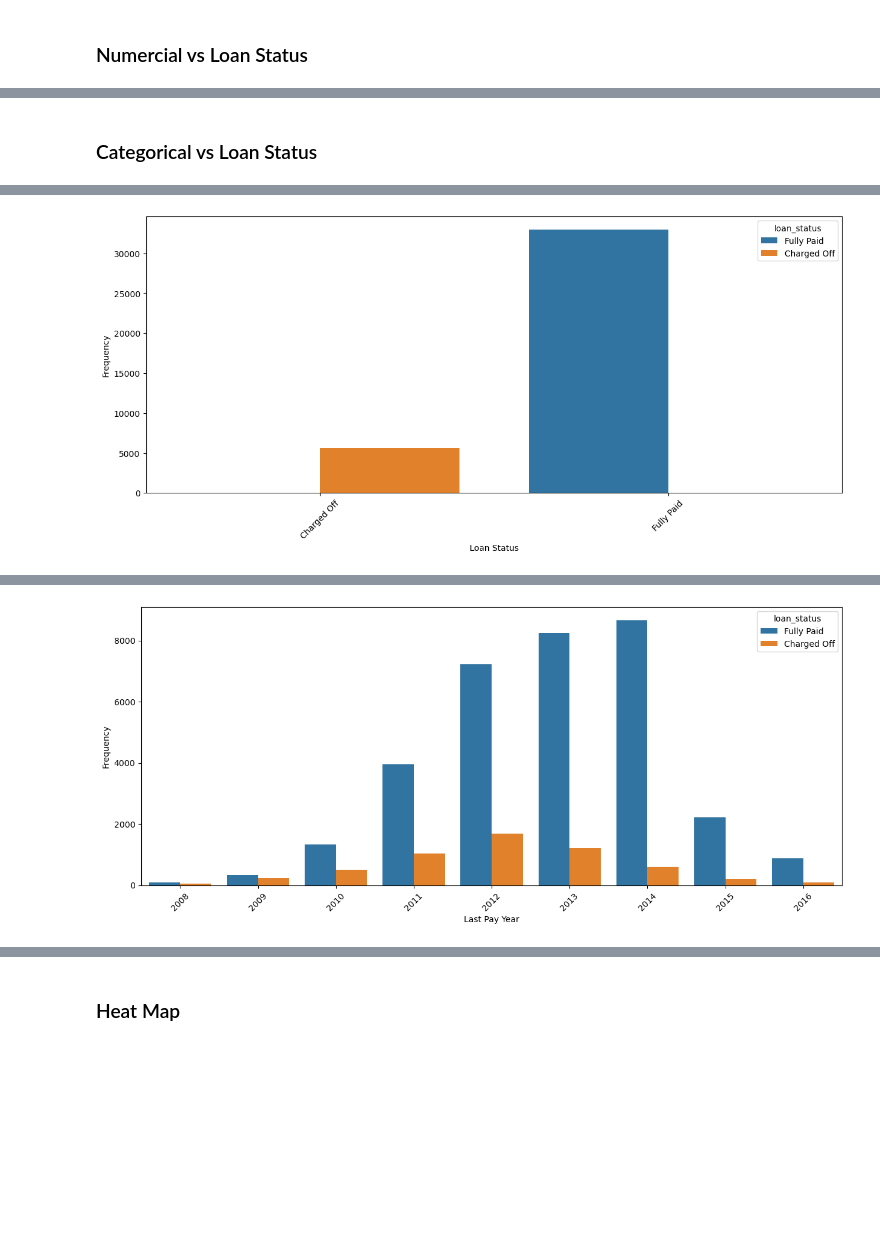
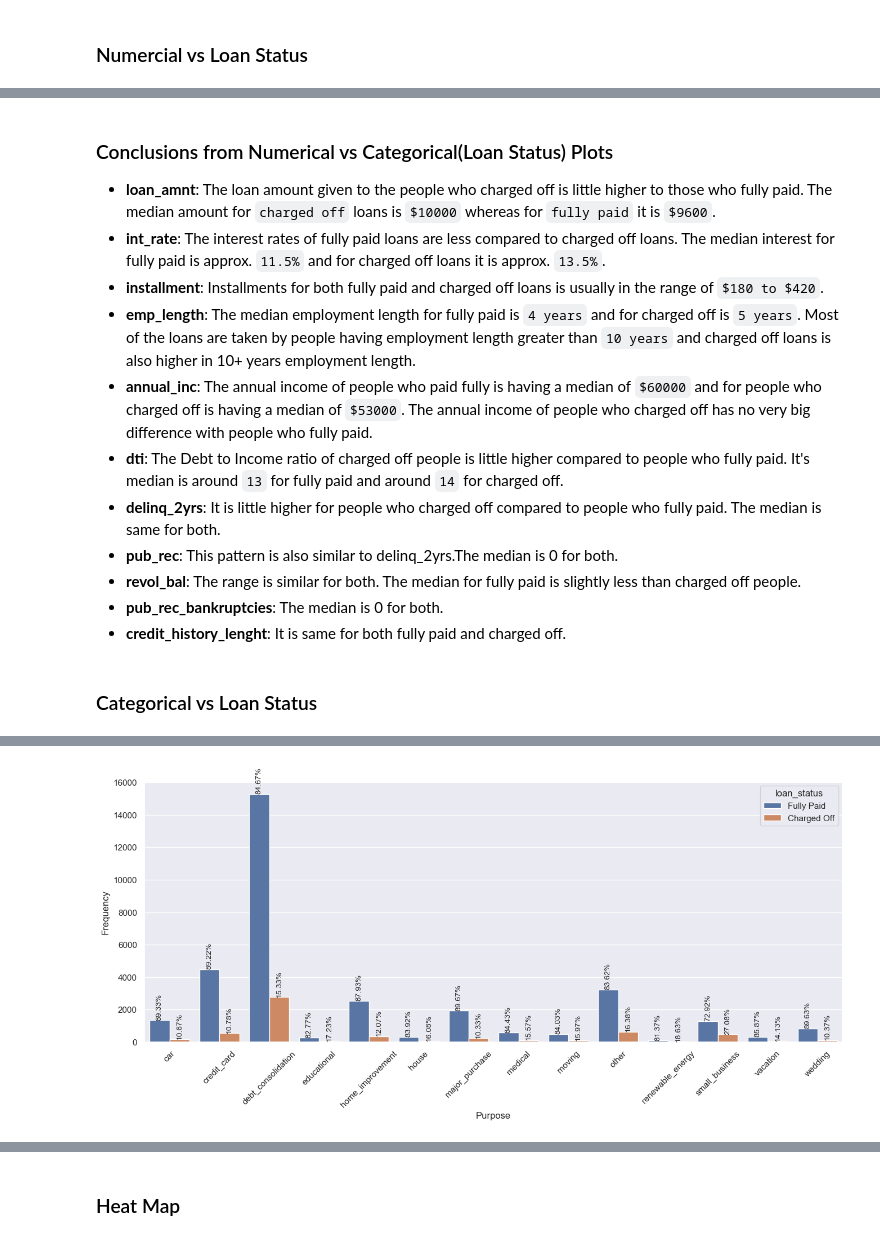
Before and after one commit to eswar-janjanam/lending-club-case-study, a Jupyter notebook: lending_club_data_analysis.ipynb, the cells around one changed output, grey strips where cells are left out. Cells and saved outputs as stored; diff of their text form; code cells hidden in the pictures; blank space fills up the shorter version.

```diff
--- a/lending_club_data_analysis.ipynb
+++ b/lending_club_data_analysis.ipynb
@@ -264,4 +183,4 @@ df
 # %%
 df['int_rate'] = df['int_rate'].apply(lambda x: pd.to_numeric(x.split("%")[0]))
+df['revol_util'] = df['revol_util'].apply(lambda x: pd.to_numeric(x.split("%")[0]))
 df['emp_length'] = df['emp_length'].apply(lambda x: 0 if x == '< 1 year' else int(re.sub(r'\D', '', x)))
-df['pub_rec_bankruptcies'] = df['pub_rec_bankruptcies'].astype(int)
@@ -317,5 +226,5 @@ dtype: float64
 # %%
-extra_cols = ['id', 'member_id', 'funded_amnt', 'funded_amnt_inv', 'sub_grade', 'emp_title', 'url', 'desc', 'title', 'zip_code', 'inq_last_6mths', 'open_acc', 'revol_util', 'total_acc', 'out_prncp', 'out_prncp_inv', 'total_pymnt', 'total_pymnt_inv', 'total_rec_prncp', 'total_rec_int', 'total_rec_late_fee', 'recoveries', 'collection_recovery_fee', 'last_pymnt_amnt', 'last_credit_pull_d' ]
+extra_cols = ['id', 'member_id', 'funded_amnt', 'funded_amnt_inv', 'sub_grade', 'url', 'title', 'zip_code', 'inq_last_6mths', 'open_acc', 'revol_util', 'total_acc', 'out_prncp', 'out_prncp_inv', 'total_pymnt', 'total_pymnt_inv', 'total_rec_prncp', 'total_rec_int', 'total_rec_late_fee', 'recoveries', 'collection_recovery_fee', 'last_pymnt_amnt', 'last_credit_pull_d' ]
 num_cols = ['loan_amnt', 'int_rate', 'installment', 'emp_length', 'annual_inc', 'dti', 'delinq_2yrs', 'pub_rec', 'revol_bal', 'pub_rec_bankruptcies', 'credit_history_length']
 cat_cols = ['term', 'grade', 'home_ownership', 'verification_status', 'issue_month', 'issue_year', 'loan_status', 'purpose', 'addr_state', 'last_pay_month', 'last_pay_year' ]
 # %%
@@ -385,7 +302,7 @@ for col in num_cols:
 # %%
 for col in cat_cols:
     col_name = col.replace('_', ' ').title()
-    plt.figure(figsize=(15, 6))
+    plt.figure(figsize=(16, 4))
 
     sns.countplot(x=df[col].sort_values())
     plt.xticks(rotation=45)
@@ -412,7 +344,7 @@ for col in cat_cols:
 for col in num_cols:
     data = df[col]
     col_name = col.replace('_', ' ').title()
-    fig, axs = plt.subplots(1, 2, figsize=(12, 6))
+    fig, axs = plt.subplots(1, 2, figsize=(12, 4))
 
     sns.barplot(x=df['loan_status'], y=df[col], estimator=np.mean, ax=axs[0])
     axs[0].set_title('Bar plot of Loan Status vs '+col_name)
@@ -442,11 +374,46 @@ for col in num_cols:
+# %% [markdown]
+### Conclusions from Numerical vs Categorical(Loan Status) Plots
+- __loan_amnt__: The loan amount given to the people who charged off is little higher to those who fully paid. The median amount for `charged off` loans is `$10000` whereas for `fully paid` it is `$9600`.
+- __int_rate__: The interest rates of fully paid loans are less compared to charged off loans. The median interest for fully paid is approx. `11.5%` and for charged off loans it is approx. `13.5%`.
+- __installment__: Installments for both fully paid and charged off loans is usually in the range of `$180 to $420`.
+- __emp_length__: The median employment length for fully paid is `4 years` and for charged off is `5 years`. Most of the loans are taken by people having employment length greater than `10 years` and charged off loans is also higher in 10+ years employment length.
+- __annual_inc__: The annual income of people who paid fully is having a median of `$60000` and for people who charged off is having a median of `$53000`. The annual income of people who charged off has no very big difference with people who fully paid.
+- __dti__: The Debt to Income ratio of charged off people is little higher compared to people who fully paid. It's median is around `13` for fully paid and around `14` for charged off.
+- __delinq_2yrs__: It is little higher for people who charged off compared to people who fully paid. The median is same for both.
+- __pub_rec__: This pattern is also similar to delinq_2yrs.The median is 0 for both.
+- __revol_bal__: The range is similar for both. The median for fully paid is slightly less than charged off people.
+- __pub_rec_bankruptcies__: The median is 0 for both.
+- __credit_history_lenght__: It is same for both fully paid and charged off.
 # %% [markdown]
 ### Categorical vs Loan Status
 # %%
 for col in cat_cols:
+    if col == 'loan_status':
+        continue
     col_name = col.replace('_', ' ').title()
-    plt.figure(figsize=(15, 6))
+    plt.figure(figsize=(16, 6))
     plt.xticks(rotation=45)
-    sns.countplot(x=df[col].sort_values(),hue=df['loan_status'])
+    ax = sns.countplot(x=df[col].sort_values(),hue=df['loan_status'])
+
+    size = len(ax.patches)//2
+    heights = [p.get_height() for p in ax.patches]
+
+    for index, p in enumerate(ax.patches):
+        if (index < size):
+            height = p.get_height()
+            total = heights[index] + heights[index+size]
+            ax.text(p.get_x() + p.get_width()/2.,
+                    height,
+                    '{:.2f}%'.format((height/total) * 100),
+                    ha="center", va="bottom", rotation=90, fontsize=10)
+        else:
+            height = p.get_height()
+            total = heights[index-size] + heights[index]
+            ax.text(p.get_x() + p.get_width()/2.,
+                    height,
+                    '{:.2f}%'.format((height/total) * 100),
+                    ha="center", va="bottom", rotation=90, fontsize=10)
+
     plt.xlabel(col_name)
     plt.ylabel('Frequency')
     plt.show()
@@ -460 +427 @@ for col in cat_cols:
-[figure, old version]
+[figure, new version]
@@ -464 +430,0 @@ for col in cat_cols:
-[figure, removed]
```
Also changed, not shown: parts of 32 cells of this notebook.
